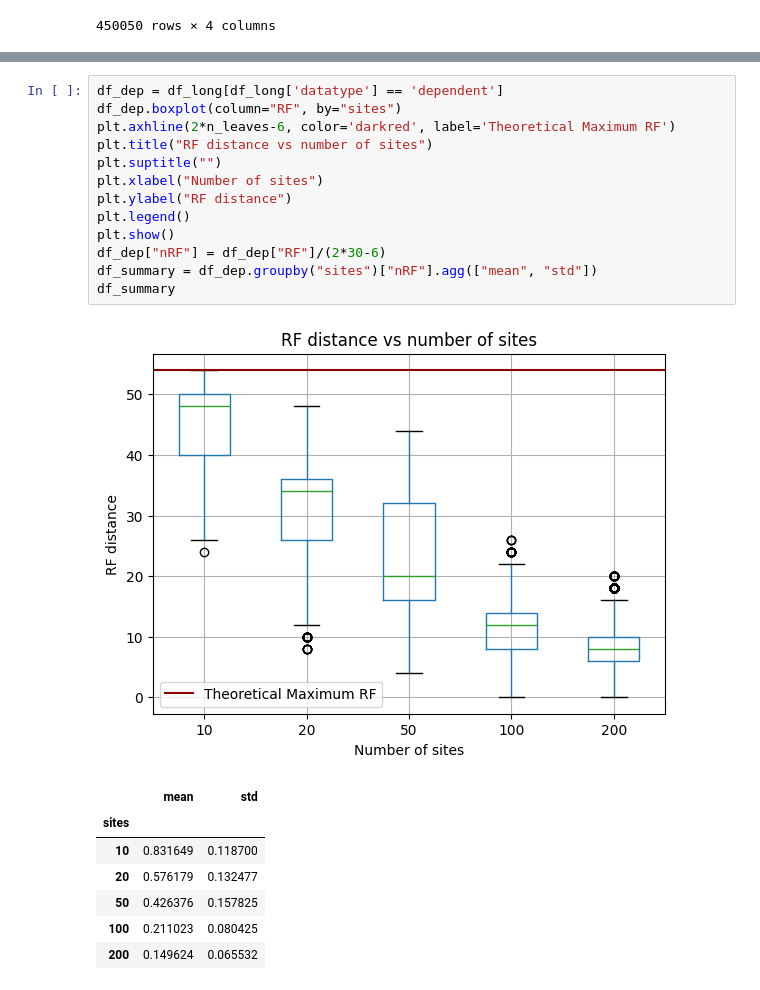
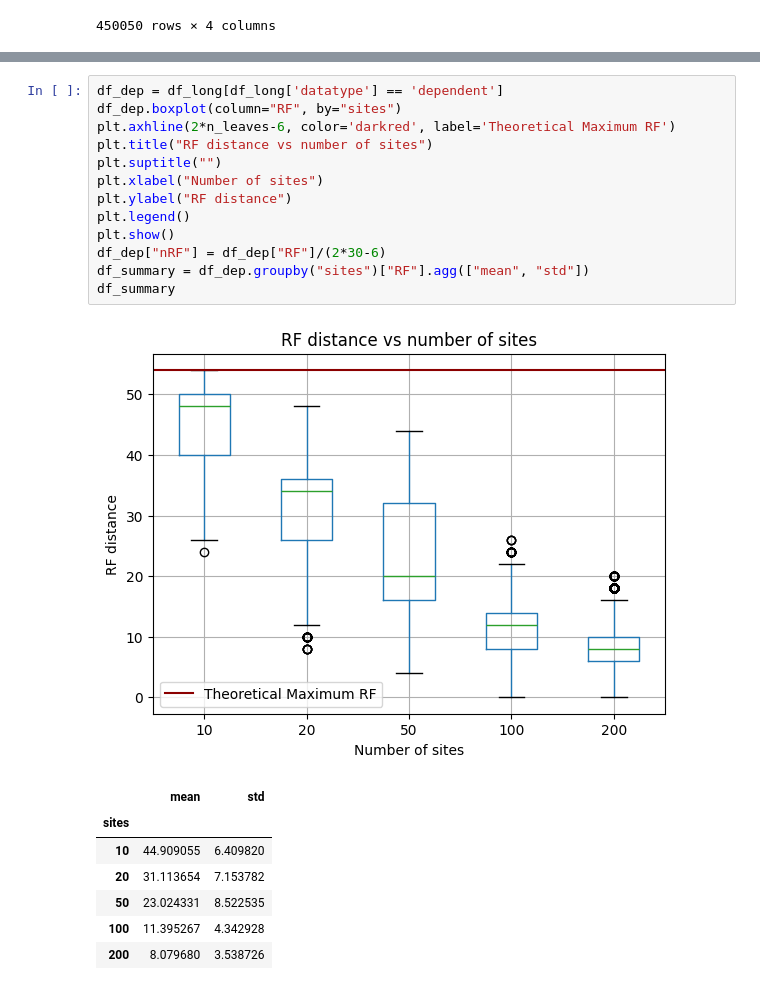
Before and after one commit to jaamestaay/M4R, a Jupyter notebook: data/testing.ipynb, the cells around one changed output, grey strips where cells are left out. Drawn from its saved outputs; the diff is of its cells as text.

```diff
--- a/data/testing.ipynb
+++ b/data/testing.ipynb
@@ -144,22 +144,22 @@ df_summary
 # %%
 df_dep = df_long[df_long['datatype'] == 'dependent']
 df_dep.boxplot(column="RF", by="sites")
 plt.axhline(2*n_leaves-6, color='darkred', label='Theoretical Maximum RF')
 plt.title("RF distance vs number of sites")
 plt.suptitle("")
 plt.xlabel("Number of sites")
 plt.ylabel("RF distance")
 plt.legend()
 plt.show()
 df_dep["nRF"] = df_dep["RF"]/(2*30-6)
-df_summary = df_dep.groupby("sites")["nRF"].agg(["mean", "std"])
+df_summary = df_dep.groupby("sites")["RF"].agg(["mean", "std"])
 df_summary
 # %% [output]
 [figure]
 |  | mean | std |
 | sites |  |  |
-| 10 | 0.831649 | 0.118700 |
-| 20 | 0.576179 | 0.132477 |
-| 50 | 0.426376 | 0.157825 |
-| 100 | 0.211023 | 0.080425 |
-| 200 | 0.149624 | 0.065532 |
+| 10 | 44.909055 | 6.409820 |
+| 20 | 31.113654 | 7.153782 |
+| 50 | 23.024331 | 8.522535 |
+| 100 | 11.395267 | 4.342928 |
+| 200 | 8.079680 | 3.538726 |
```
Also changed, not shown: parts of 2 cells of this notebook, 6 other files.
